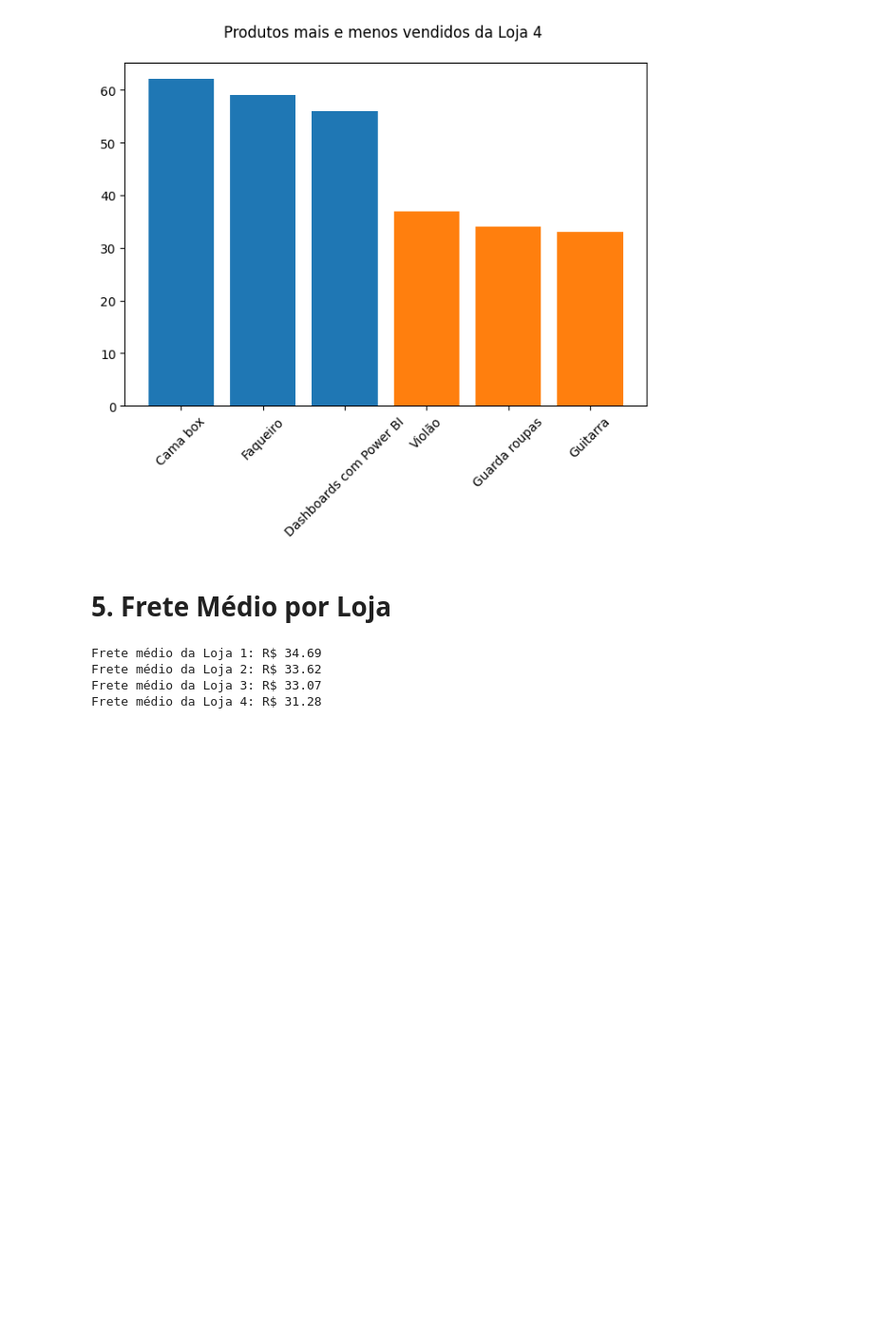
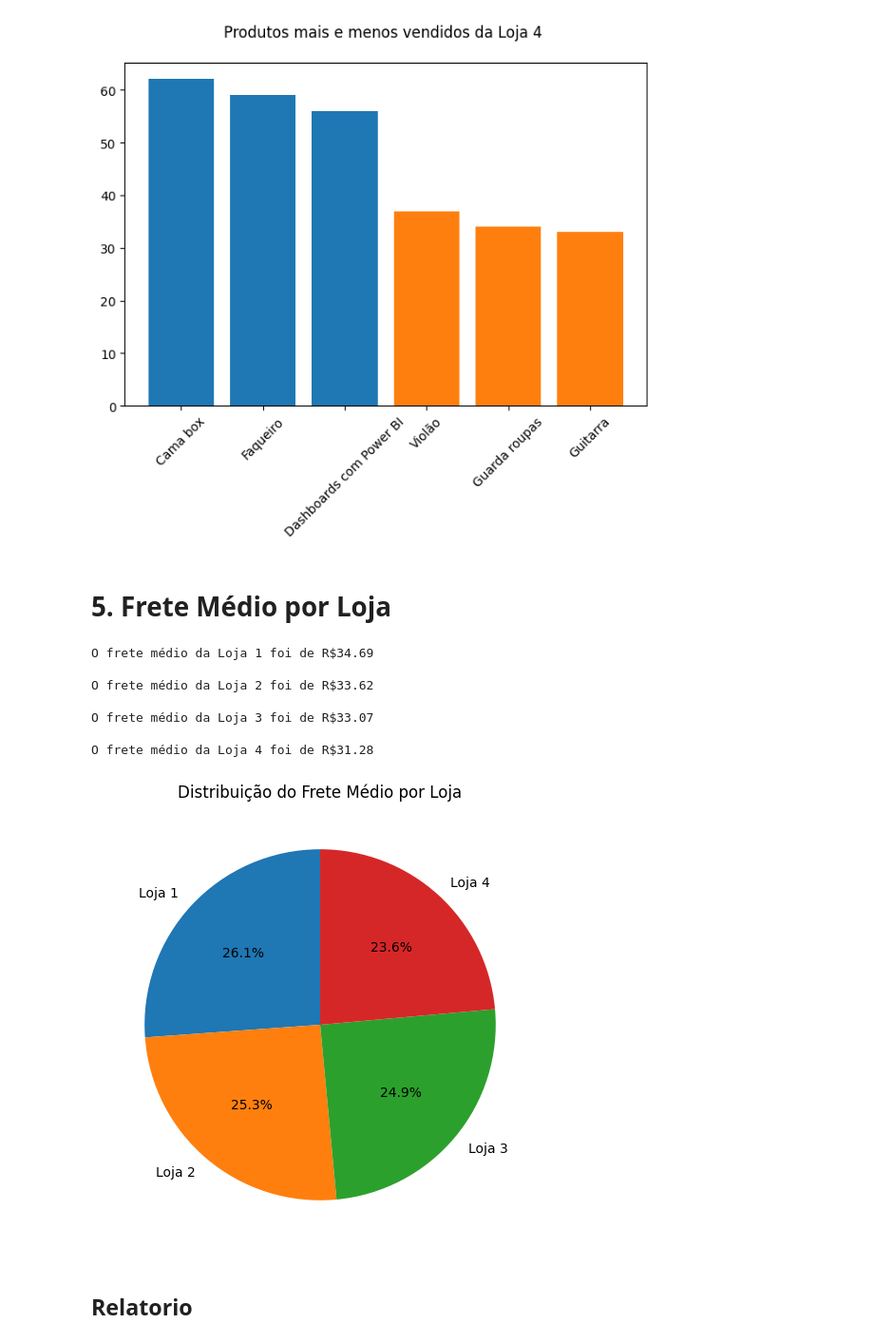
Before and after one commit to Igorrocha1/challenge-one-data-science, a Jupyter notebook: AluraStoreBr.ipynb, the cells around one changed output. Shown at 95% size. Drawn from its saved outputs; the diff is of its cells as text; code cells hidden in the pictures; blank space fills up the shorter version.

Commit message:
Finalizando as etapas, aguardando relatorio final

```diff
--- a/AluraStoreBr.ipynb
+++ b/AluraStoreBr.ipynb
@@ -142,12 +142,31 @@ Guitarra         33
 [figure]
 # %% [markdown]
 # 5. Frete Médio por Loja
-# %%
-for i, df in enumerate(lojas):
-    frete_medio = df['Frete'].mean()
-    print(f'Frete médio da {loja_nomes[i]}: R$ {frete_medio:.2f}')
-# %% [output]
-Frete médio da Loja 1: R$ 34.69
-Frete médio da Loja 2: R$ 33.62
-Frete médio da Loja 3: R$ 33.07
-Frete médio da Loja 4: R$ 31.28
+# %%
+## Garantindo que exista apenas um nome para cada media de frete
+fretes_medios = []
+nomes_lojas = []
+
+## Calculando o frete
+for i, df in enumerate(lojas):
+    fretes_medios.append(df['Frete'].mean())
+    nomes_lojas.append(loja_nomes[i])
+## Exibindo resultados
+    print(f'O frete médio da {loja_nomes[i]} foi de R${df["Frete"].mean():,.2f} \n')
+
+## Gerando grafico
+plt.figure(figsize=(6, 6))
+plt.pie(fretes_medios, labels=nomes_lojas, autopct='%1.1f%%', startangle=90)
+plt.title('Distribuição do Frete Médio por Loja')
+plt.show()
+# %% [output]
+O frete médio da Loja 1 foi de R$34.69
+
+O frete médio da Loja 2 foi de R$33.62
+
+O frete médio da Loja 3 foi de R$33.07
+
+O frete médio da Loja 4 foi de R$31.28
+[figure, added]
+# %% [markdown]
+## Relatorio
```
